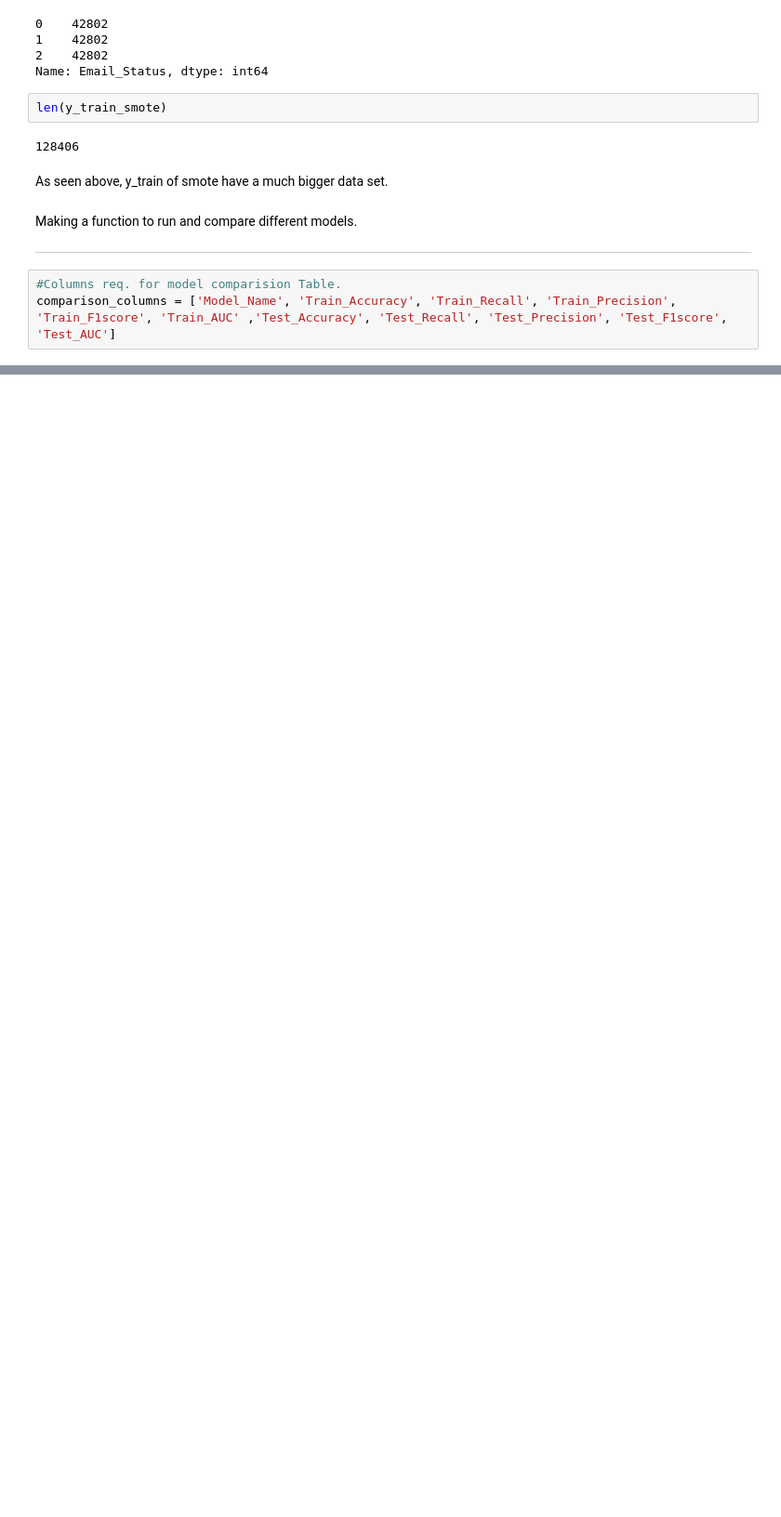
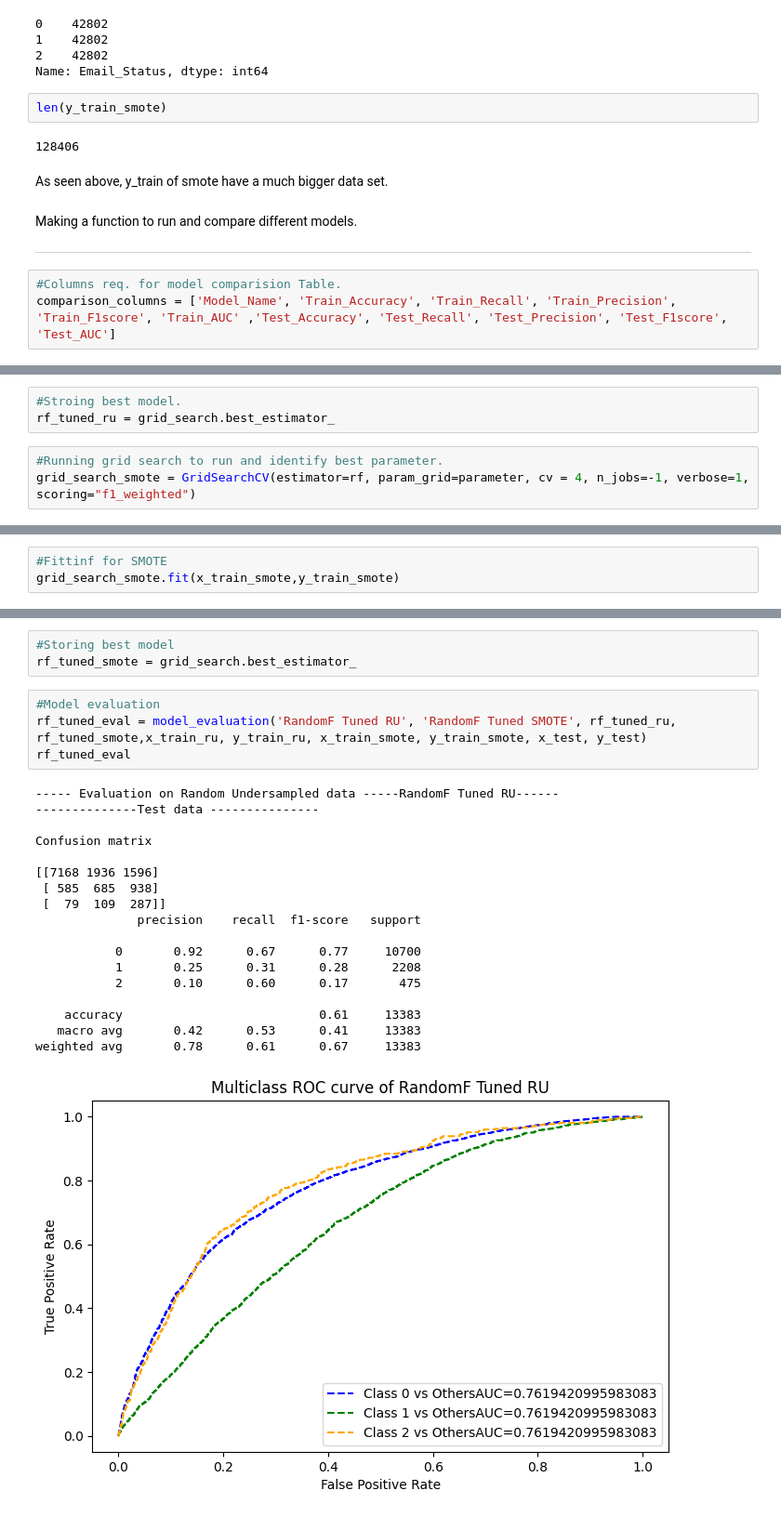
Before and after one commit to akashkivani/almabetter-Email-Campaign-Effectiveness-Prediction-Project, a Jupyter notebook: Email_Campaign_Effectiveness_Prediction.ipynb, the cells around one changed output, grey strips where cells are left out. Shown at 93% size. Drawn from its saved outputs; the diff is of its cells as text; blank space fills up the shorter version.

```diff
--- a/Email_Campaign_Effectiveness_Prediction.ipynb
+++ b/Email_Campaign_Effectiveness_Prediction.ipynb
@@ -571,0 +988,6 @@ def model_evaluation(model_name_RUS,model_name_SMOTE,model_var_rus, model_var_sm
+# %%
+#Stroing best model.
+rf_tuned_ru = grid_search.best_estimator_
+# %%
+#Running grid search to run and identify best parameter.
+grid_search_smote = GridSearchCV(estimator=rf, param_grid=parameter, cv = 4, n_jobs=-1, verbose=1, scoring="f1_weighted")
@@ -571,0 +1002,3 @@ def model_evaluation(model_name_RUS,model_name_SMOTE,model_var_rus, model_var_sm
+# %%
+#Fittinf for SMOTE
+grid_search_smote.fit(x_train_smote,y_train_smote)
@@ -571,0 +1013,26 @@ def model_evaluation(model_name_RUS,model_name_SMOTE,model_var_rus, model_var_sm
+# %%
+#Storing best model
+rf_tuned_smote = grid_search.best_estimator_
+# %%
+#Model evaluation
+rf_tuned_eval = model_evaluation('RandomF Tuned RU', 'RandomF Tuned SMOTE', rf_tuned_ru, rf_tuned_smote,x_train_ru, y_train_ru, x_train_smote, y_train_smote, x_test, y_test)
+rf_tuned_eval
+# %% [output]
+----- Evaluation on Random Undersampled data -----RandomF Tuned RU------
+--------------Test data ---------------
+
+Confusion matrix
+
+[[7168 1936 1596]
+ [ 585  685  938]
+ [  79  109  287]]
+              precision    recall  f1-score   support
+
+           0       0.92      0.67      0.77     10700
+           1       0.25      0.31      0.28      2208
+           2       0.10      0.60      0.17       475
+
+    accuracy                           0.61     13383
+   macro avg       0.42      0.53      0.41     13383
+weighted avg       0.78      0.61      0.67     13383
+[figure, added]
```
Also changed, not shown: parts of 35 cells of this notebook.
